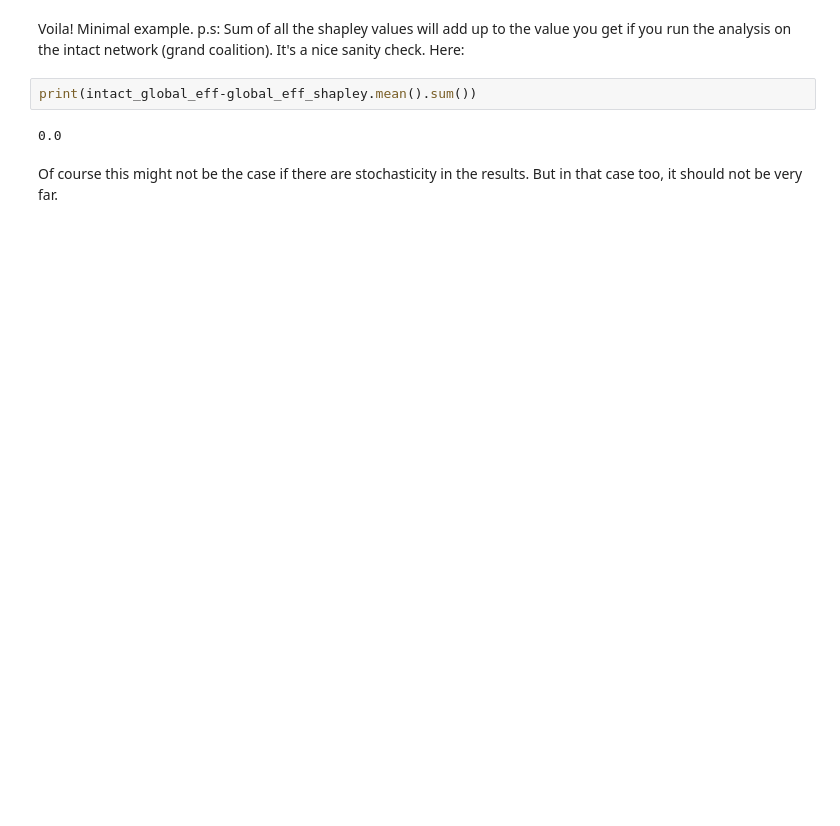
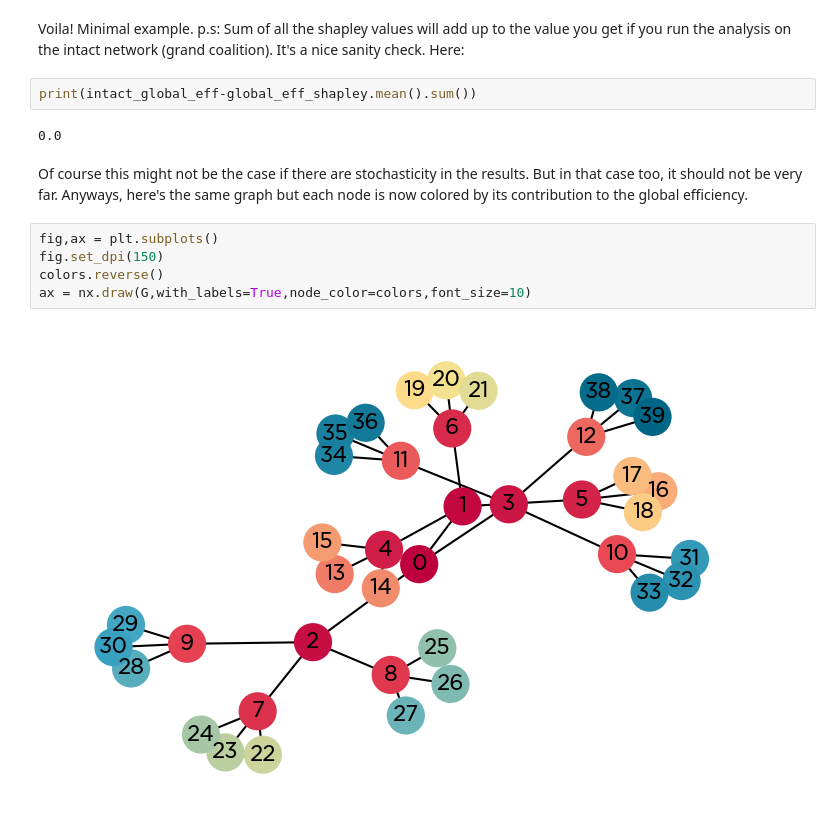
Before and after one commit to kuffmode/msa, a Jupyter notebook: examples/minimal.ipynb, the cells around one changed output. Cells and saved outputs as stored; diff of their text form; blank space fills up the shorter version.

```diff
--- a/examples/minimal.ipynb
+++ b/examples/minimal.ipynb
@@ -129,4 +134,11 @@ print(intact_global_eff-global_eff_shapley.mean().sum())
 # %% [output]
 0.0
 # %% [markdown]
-Of course this might not be the case if there are stochasticity in the results. But in that case too, it should not be very far.
+Of course this might not be the case if there are stochasticity in the results. But in that case too, it should not be very far. Anyways, here's the same graph but each node is now colored by its contribution to the global efficiency.
+# %%
+fig,ax = plt.subplots()
+fig.set_dpi(150)
+colors.reverse()
+ax = nx.draw(G,with_labels=True,node_color=colors,font_size=10)
+# %% [output]
+[figure, added]
```
Also changed, not shown: parts of 4 cells of this notebook, 8 other files.
